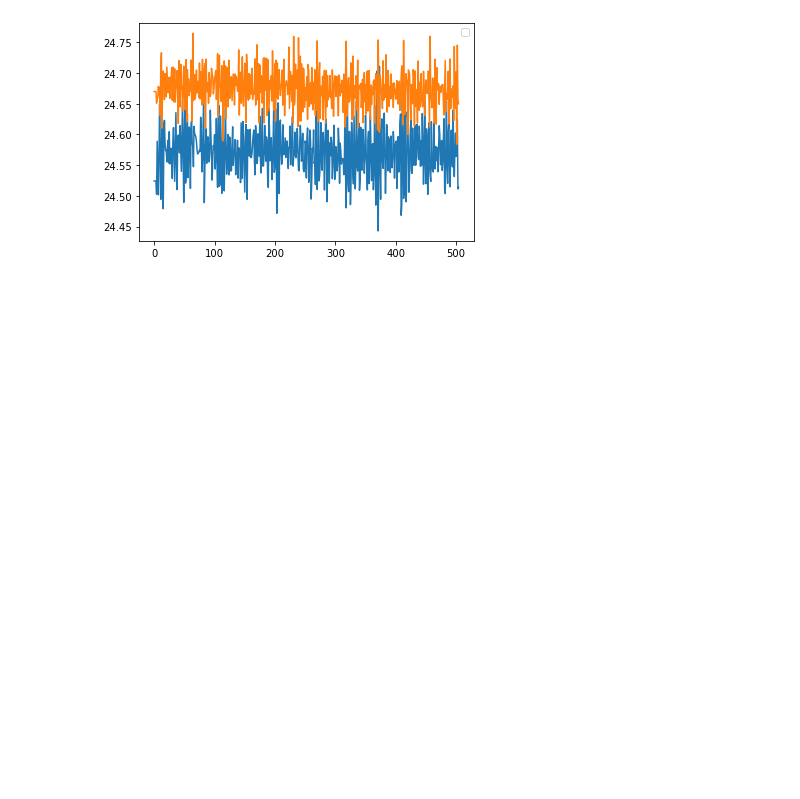
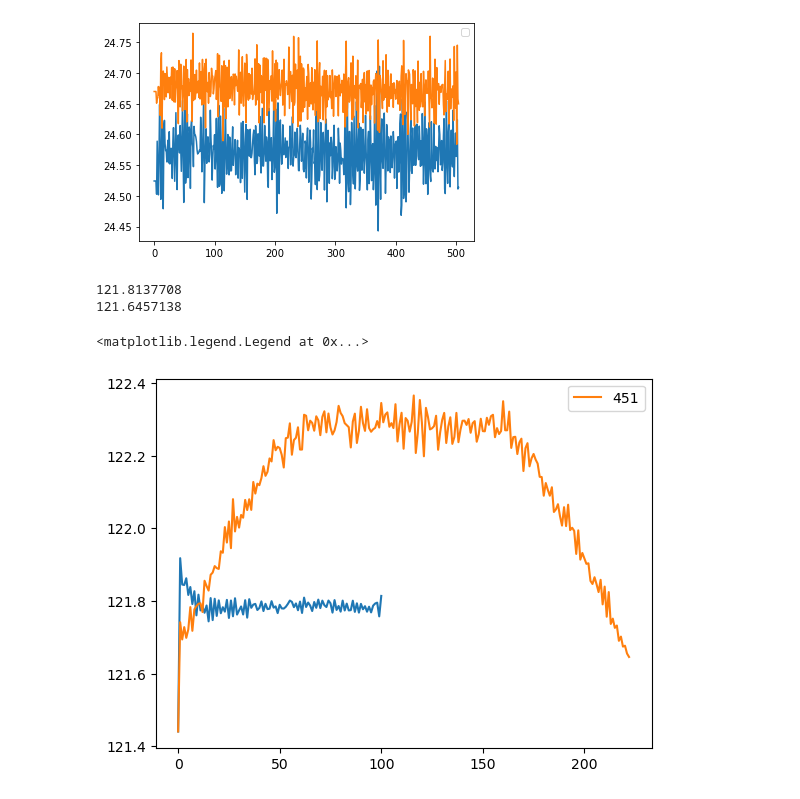
Before and after one commit to HE-RU10/ga2o3, a Jupyter notebook: Untitled1.ipynb, the cells around one changed output. Cells and saved outputs as stored; diff of their text form; code cells hidden in the pictures; blank space fills up the shorter version.

```diff
--- a/Untitled1.ipynb
+++ b/Untitled1.ipynb
@@ -194,3 +194,22 @@ plt.legend()
 No artists with labels found to put in legend.  Note that artists whose label start with an underscore are ignored when legend() is called with no argument.
 <matplotlib.legend.Legend at 0x...>
 [figure]
+# %%
+import lammps_logfile
+import matplotlib.pyplot as plt
+fn='/Users/ruhe/Desktop/ga2o3/overlapping/overlapping_npt/log/lammps-npt_20ps451.log'
+log = lammps_logfile.File(fn)
+plt.plot(log.get("Lx"))
+#plt.plot(log.get("Ly"))
+print(log.get("Lx")[-1])
+fn='/Users/ruhe/Desktop/ga2o3/overlapping/overlapping_npt/log/lammps-anneals1000_100ps100.log'
+log = lammps_logfile.File(fn)
+plt.plot(log.get("Lx"),label='451')
+#plt.plot(log.get("Ly"),label='451')
+print(log.get("Lx")[-1])
+plt.legend()
+# %% [output]
+121.8137708
+121.6457138
+<matplotlib.legend.Legend at 0x...>
+[figure, added]
```
Also changed, not shown: 1 other file.
